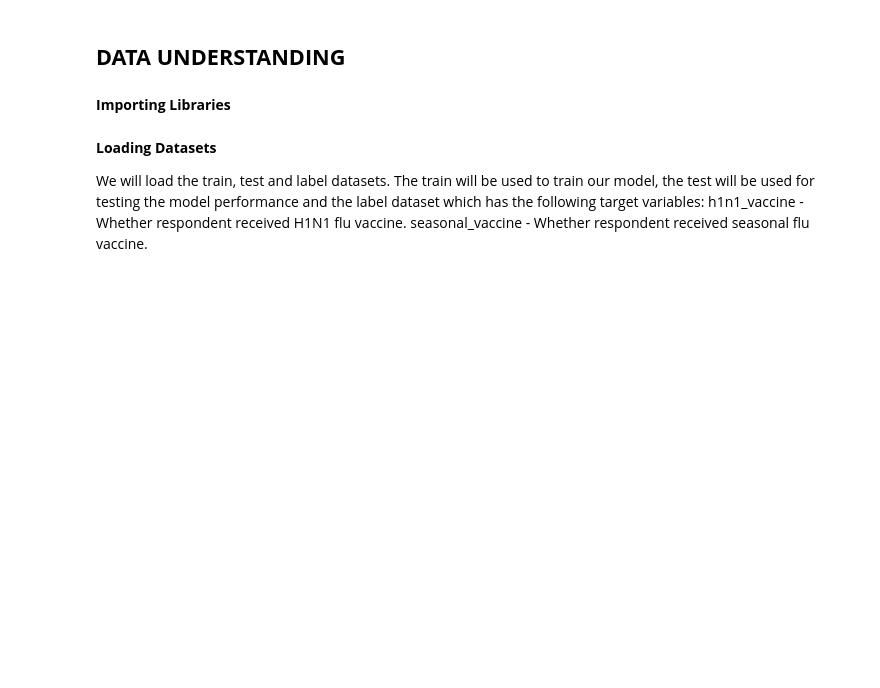
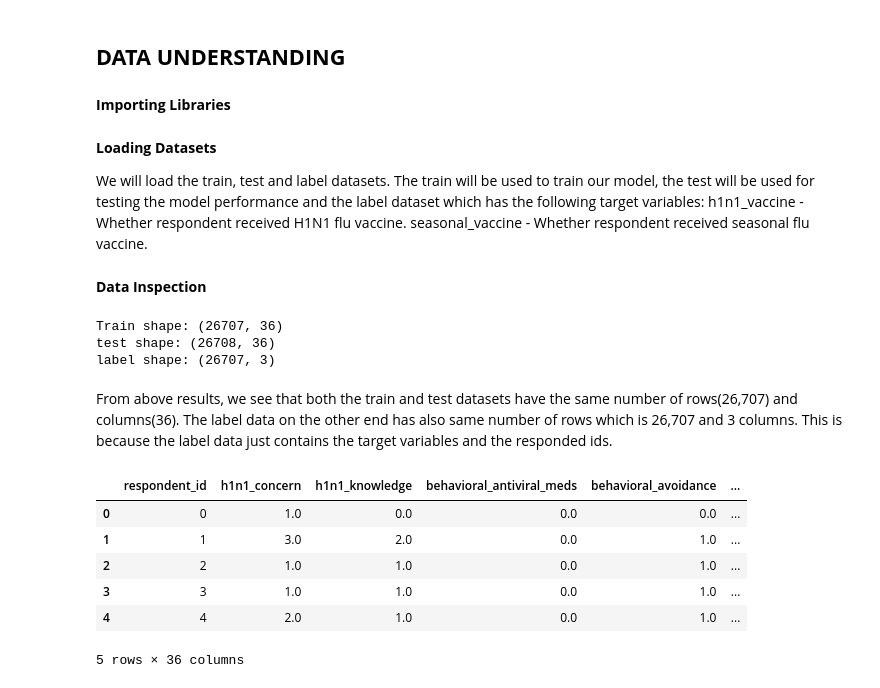
Before and after one commit to Anniemarie001/H1N1-AND-SEASONAL-FLU-VACCINES, a Jupyter notebook: index.ipynb, the cells around one changed output. Cells and saved outputs as stored; diff of their text form; code cells hidden in the pictures; blank space fills up the shorter version.

```diff
--- a/index.ipynb
+++ b/index.ipynb
@@ -38,3 +38,29 @@ seasonal_vaccine - Whether respondent received seasonal flu vaccine.
 train_data = pd.read_csv('Data/training_set_features.csv')
 test_data = pd.read_csv('Data/test_set_features.csv')
 label_data = pd.read_csv('Data/training_set_labels.csv')
+# %% [markdown]
+**Data Inspection**
+# %%
+#inspecting the data sizes of the train,test and label
+print('Train shape:', train_data.shape)
+
+print('test shape:', test_data.shape)
+
+print('label shape:', label_data.shape)
+# %% [output]
+Train shape: (26707, 36)
+test shape: (26708, 36)
+label shape: (26707, 3)
+# %% [markdown]
+From above results, we see that both the train and test datasets have the same number of rows(26,707) and columns(36). The label data on the other end has also same number of rows which is 26,707 and 3 columns. This is because the label data just contains the target variables and the responded ids.
+# %%
+#inspecting the first five rows of the train dataset
+train_data.head()
+# %% [output]
+|  | respondent_id | h1n1_concern | h1n1_knowledge | behavioral_antiviral_meds | behavioral_avoidance | ... |
+| 0 | 0 | 1.0 | 0.0 | 0.0 | 0.0 | ... |
+| 1 | 1 | 3.0 | 2.0 | 0.0 | 1.0 | ... |
+| 2 | 2 | 1.0 | 1.0 | 0.0 | 1.0 | ... |
+| 3 | 3 | 1.0 | 1.0 | 0.0 | 1.0 | ... |
+| 4 | 4 | 2.0 | 1.0 | 0.0 | 1.0 | ... |
+5 rows × 36 columns
```
Also changed, not shown: parts of 11 cells of this notebook.
